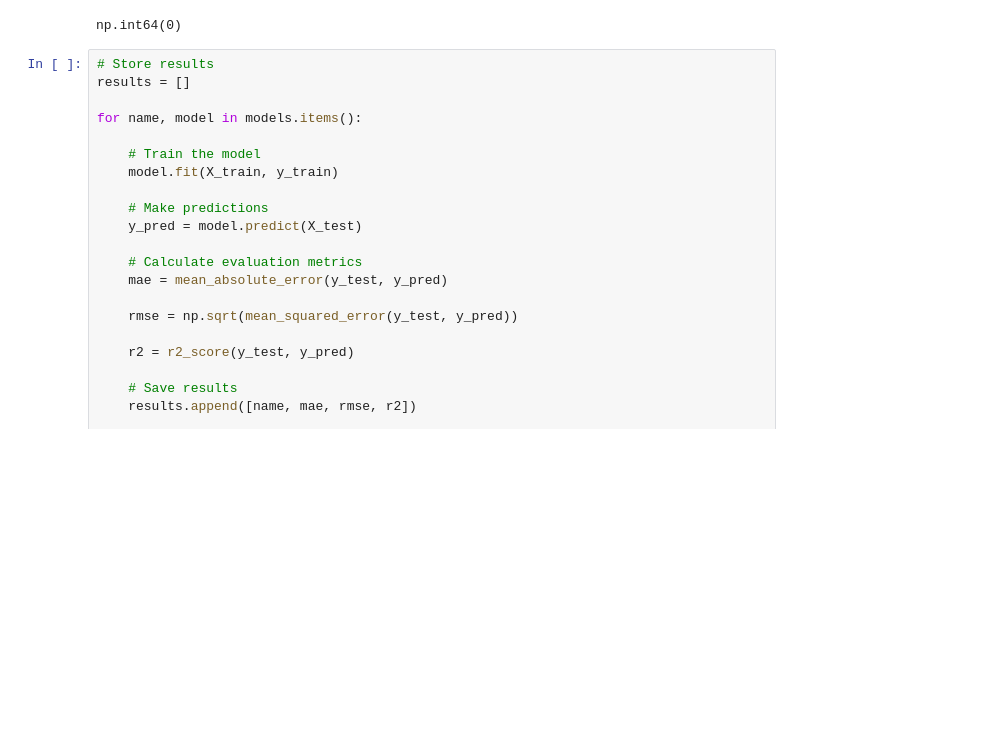
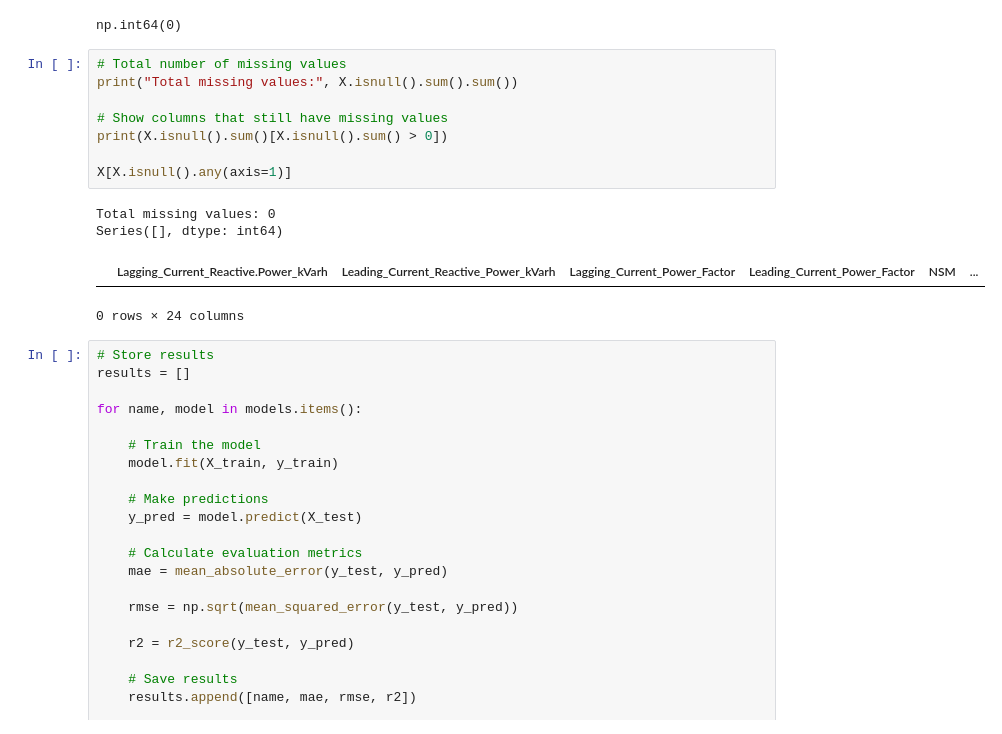
Before and after one commit to hania-sajjad/Week-2-Task, a Jupyter notebook: week2_baseline_models.ipynb, the cells around one changed output. Saved outputs shown, nothing was run; the diff lists cells and outputs as text; blank space fills up the shorter version.

```diff
--- a/week2_baseline_models.ipynb
+++ b/week2_baseline_models.ipynb
@@ -210,6 +223,19 @@ df['Power_Factor_Ratio'] = df['Power_Factor_Ratio'].fillna(
 df.isnull().sum().sum()
 # %% [output]
 np.int64(0)
+# %%
+# Total number of missing values
+print("Total missing values:", X.isnull().sum().sum())
+
+# Show columns that still have missing values
+print(X.isnull().sum()[X.isnull().sum() > 0])
+
+X[X.isnull().any(axis=1)]
+# %% [output]
+Total missing values: 0
+Series([], dtype: int64)
+|  | Lagging_Current_Reactive.Power_kVarh | Leading_Current_Reactive_Power_kVarh | Lagging_Current_Power_Factor | Leading_Current_Power_Factor | NSM | ... |
+0 rows × 24 columns
 # %%
 # Store results
 results = []
```
Also changed, not shown: parts of 6 cells of this notebook.
